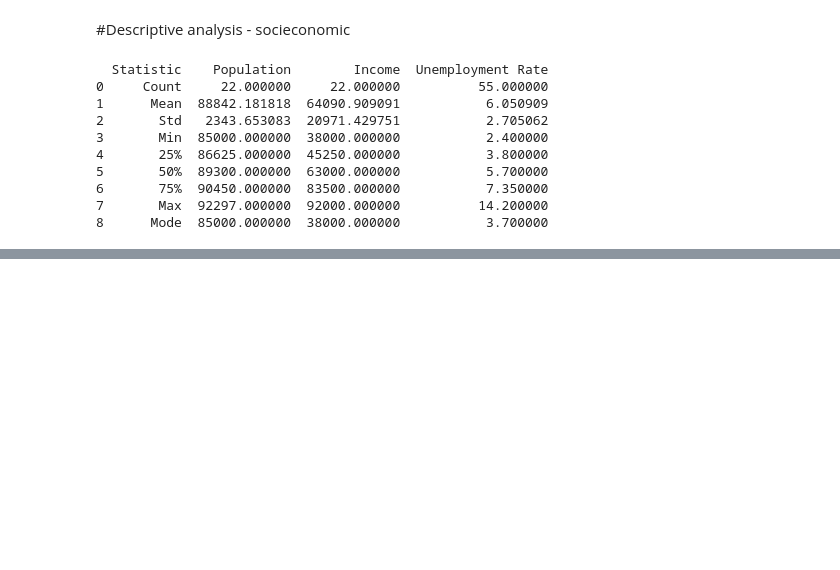
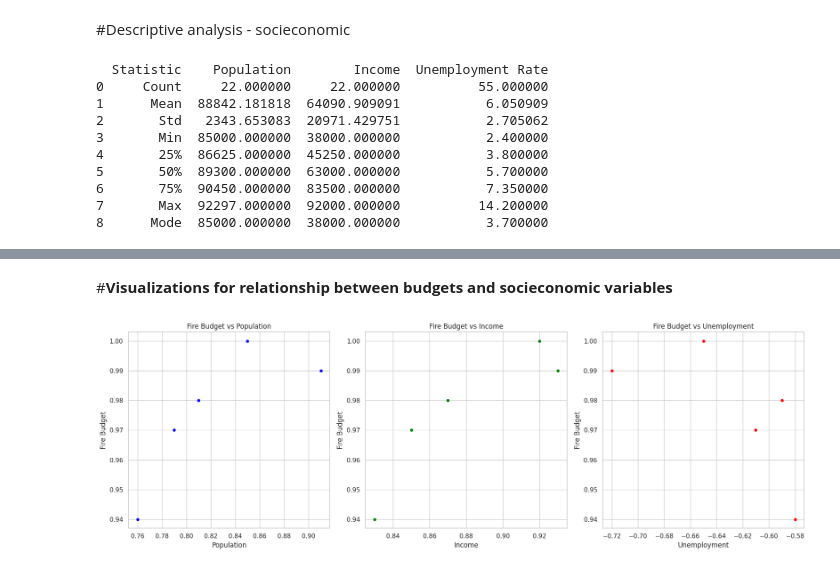
Before and after one commit to erikaguiracocha/Capstone-Project, a Jupyter notebook: capstoneproject1.ipynb, the cells around one changed output, grey strips where cells are left out. Drawn from its saved outputs; the diff is of its cells as text; code cells hidden in the pictures; blank space fills up the shorter version.

```diff
--- a/capstoneproject1.ipynb
+++ b/capstoneproject1.ipynb
@@ -592,0 +641,40 @@ print(stats)
+# %% [markdown]
+#**Visualizations for relationship between budgets and socieconomic variables**
+# %%
+import matplotlib.pyplot as plt
+import seaborn as sns
+
+# Supongamos que tienes un DataFrame llamado df con las siguientes columnas:
+# 'Fire Budget', 'Police Budget', 'Population', 'Income', 'Unemployment'
+
+# Configuración de estilo para los gráficos
+sns.set(style="whitegrid")
+
+# Crear una figura con 3 subgráficos (uno para cada variable socioeconómica)
+fig, axes = plt.subplots(1, 3, figsize=(18, 6))
+
+# Gráfico de dispersión: Fire Budget vs Population
+sns.scatterplot(x='Population', y='Fire Budget', data=df, ax=axes[0], color='blue')
+axes[0].set_title('Fire Budget vs Population')
+axes[0].set_xlabel('Population')
+axes[0].set_ylabel('Fire Budget')
+
+# Gráfico de dispersión: Fire Budget vs Income
+sns.scatterplot(x='Income', y='Fire Budget', data=df, ax=axes[1], color='green')
+axes[1].set_title('Fire Budget vs Income')
+axes[1].set_xlabel('Income')
+axes[1].set_ylabel('Fire Budget')
+
+# Gráfico de dispersión: Fire Budget vs Unemployment
+sns.scatterplot(x='Unemployment', y='Fire Budget', data=df, ax=axes[2], color='red')
+axes[2].set_title('Fire Budget vs Unemployment')
+axes[2].set_xlabel('Unemployment')
+axes[2].set_ylabel('Fire Budget')
+
+# Ajustar el espaciado entre los subgráficos
+plt.tight_layout()
+
+# Mostrar los gráficos
+plt.show()
+# %% [output]
+[figure, added]
```
Also changed, not shown: parts of 7 cells of this notebook.
